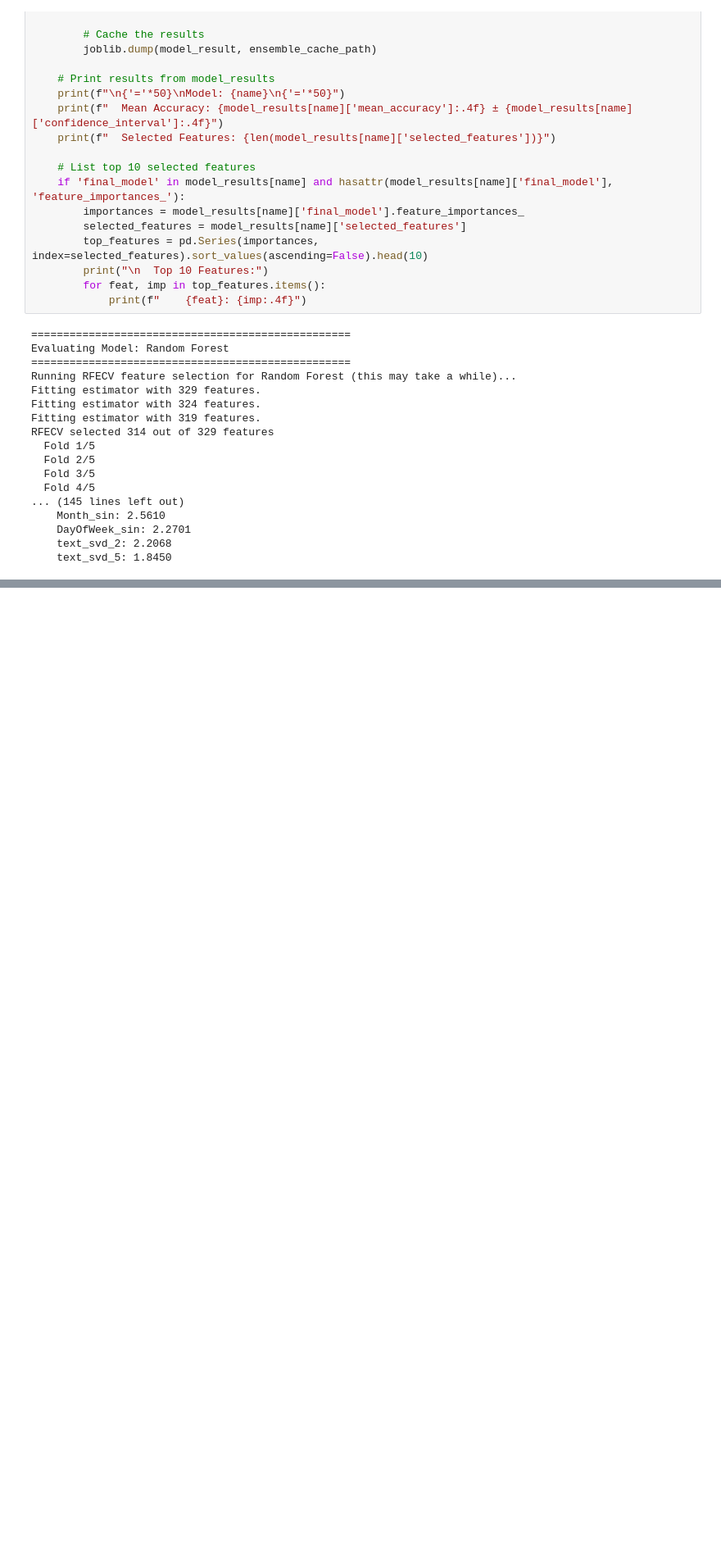
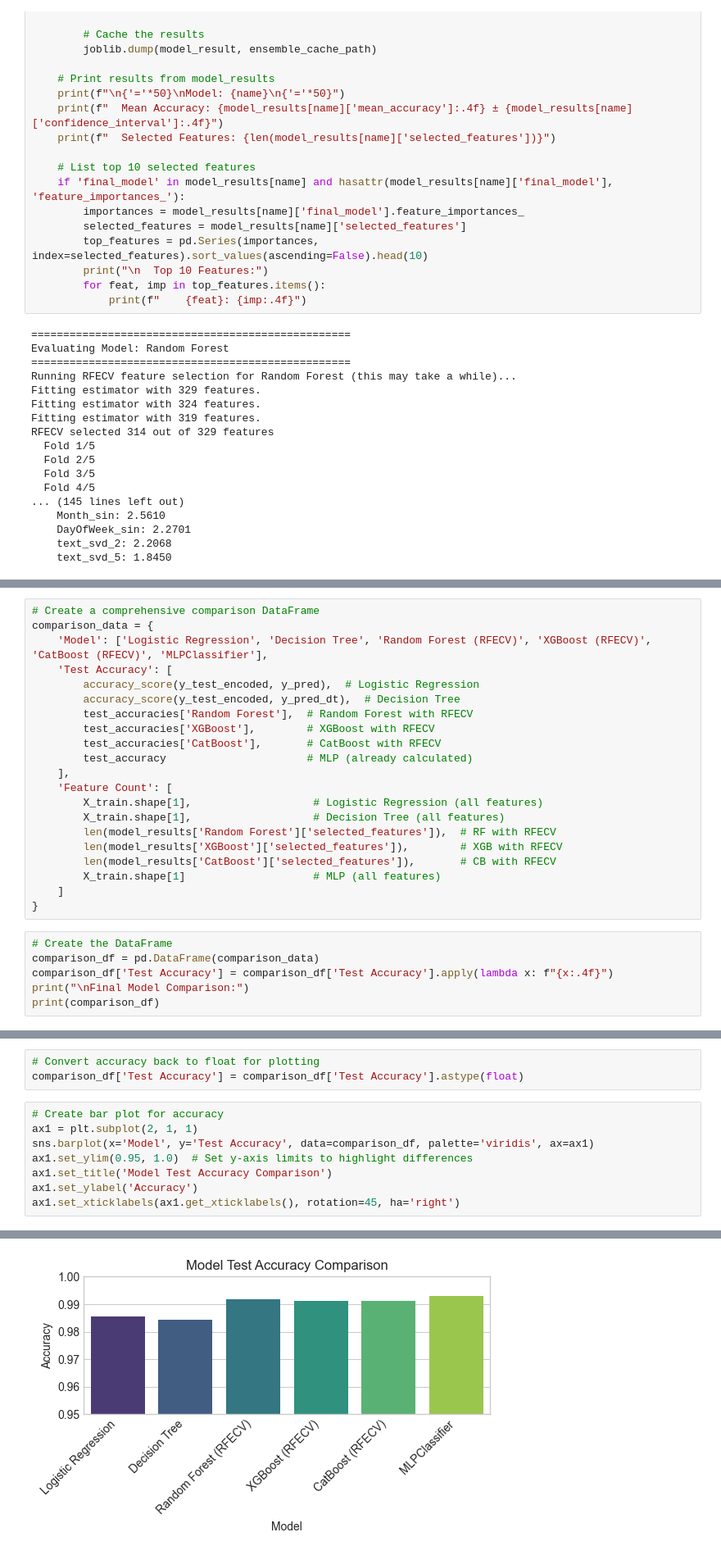
Before and after one commit to PareesaK/Improving-Recall-Effectiveness, a Jupyter notebook: code_library/Modeling_v1.ipynb, the cells around one changed output, grey strips where cells are left out. Shown at 82% size. Cells and saved outputs as stored; diff of their text form; blank space fills up the shorter version.

```diff
--- a/code_library/Modeling_v1.ipynb
+++ b/code_library/Modeling_v1.ipynb
@@ -728,0 +948,27 @@ RFECV selected 314 out of 329 features
+# %%
+# Create a comprehensive comparison DataFrame
+comparison_data = {
+    'Model': ['Logistic Regression', 'Decision Tree', 'Random Forest (RFECV)', 'XGBoost (RFECV)', 'CatBoost (RFECV)', 'MLPClassifier'],
+    'Test Accuracy': [
+        accuracy_score(y_test_encoded, y_pred),  # Logistic Regression
+        accuracy_score(y_test_encoded, y_pred_dt),  # Decision Tree
+        test_accuracies['Random Forest'],  # Random Forest with RFECV
+        test_accuracies['XGBoost'],        # XGBoost with RFECV
+        test_accuracies['CatBoost'],       # CatBoost with RFECV
+        test_accuracy                      # MLP (already calculated)
+    ],
+    'Feature Count': [
+        X_train.shape[1],                   # Logistic Regression (all features)
+        X_train.shape[1],                   # Decision Tree (all features)
+        len(model_results['Random Forest']['selected_features']),  # RF with RFECV
+        len(model_results['XGBoost']['selected_features']),        # XGB with RFECV
+        len(model_results['CatBoost']['selected_features']),       # CB with RFECV
+        X_train.shape[1]                    # MLP (all features)
+    ]
+}
+# %%
+# Create the DataFrame
+comparison_df = pd.DataFrame(comparison_data)
+comparison_df['Test Accuracy'] = comparison_df['Test Accuracy'].apply(lambda x: f"{x:.4f}")
+print("\nFinal Model Comparison:")
+print(comparison_df)
@@ -728,0 +990,12 @@ RFECV selected 314 out of 329 features
+# %%
+# Convert accuracy back to float for plotting
+comparison_df['Test Accuracy'] = comparison_df['Test Accuracy'].astype(float)
+# %%
+# Create bar plot for accuracy
+ax1 = plt.subplot(2, 1, 1)
+sns.barplot(x='Model', y='Test Accuracy', data=comparison_df, palette='viridis', ax=ax1)
+ax1.set_ylim(0.95, 1.0)  # Set y-axis limits to highlight differences
+ax1.set_title('Model Test Accuracy Comparison')
+ax1.set_ylabel('Accuracy')
+ax1.set_xticklabels(ax1.get_xticklabels(), rotation=45, ha='right')
+# %% [output]
@@ -728,0 +1008 @@ RFECV selected 314 out of 329 features
+[figure, added]
```
Also changed, not shown: parts of 26 cells of this notebook.
